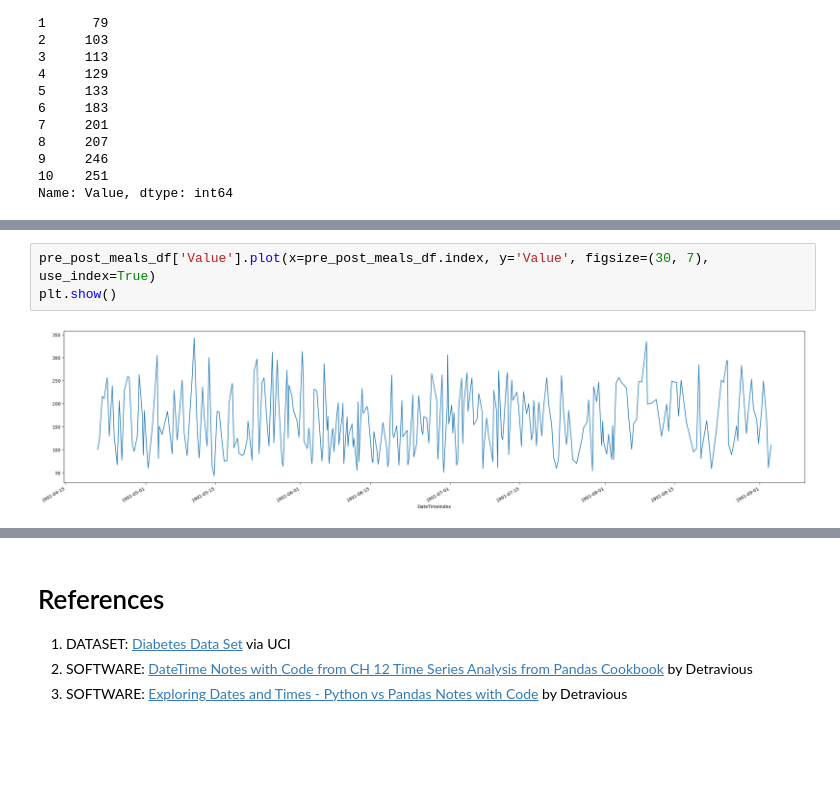
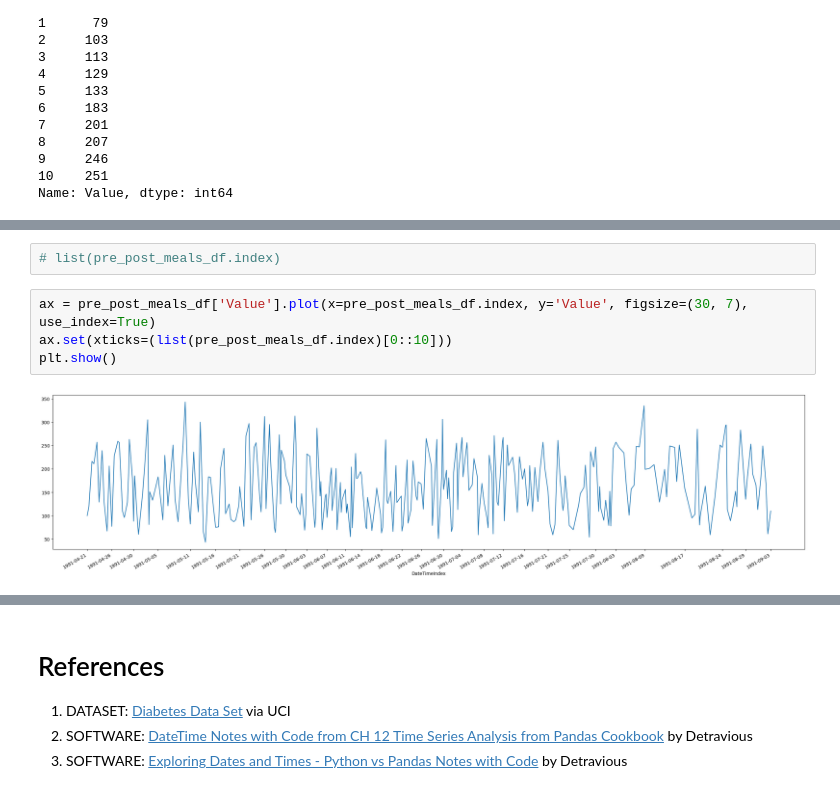
Before and after one commit to Brinkley97/blood_glucose_prediction, a Jupyter notebook: play/irvineDiabetesDataset.ipynb, the cells around one changed output, grey strips where cells are left out. Saved outputs shown, nothing was run; the diff lists cells and outputs as text; blank space fills up the shorter version.

Commit message:
creating plots
[x] time series plot with more dates on x-axis
[x] autocorrelation
[x] lag = 1

```diff
--- a/play/irvineDiabetesDataset.ipynb
+++ b/play/irvineDiabetesDataset.ipynb
@@ -189,5 +206,8 @@ Name: Value, dtype: int64
+# %%
+# list(pre_post_meals_df.index)
 # %%
-pre_post_meals_df['Value'].plot(x=pre_post_meals_df.index, y='Value', figsize=(30, 7), use_index=True)
+ax = pre_post_meals_df['Value'].plot(x=pre_post_meals_df.index, y='Value', figsize=(30, 7), use_index=True)
+ax.set(xticks=(list(pre_post_meals_df.index)[0::10]))
 plt.show()
 # %% [output]
-[figure, old version]
+[figure, new version]
```
Also changed, not shown: parts of 3 cells of this notebook.
